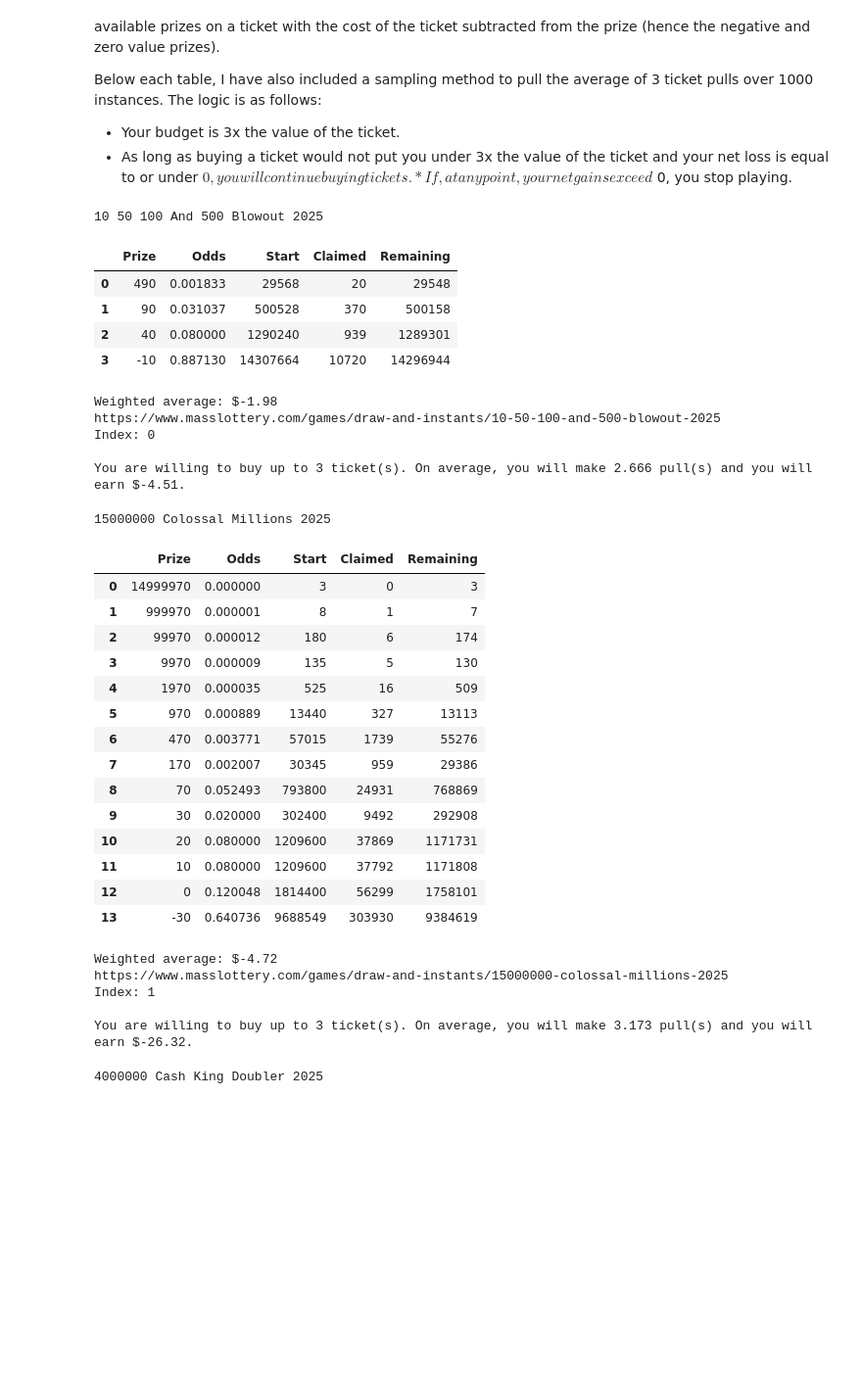
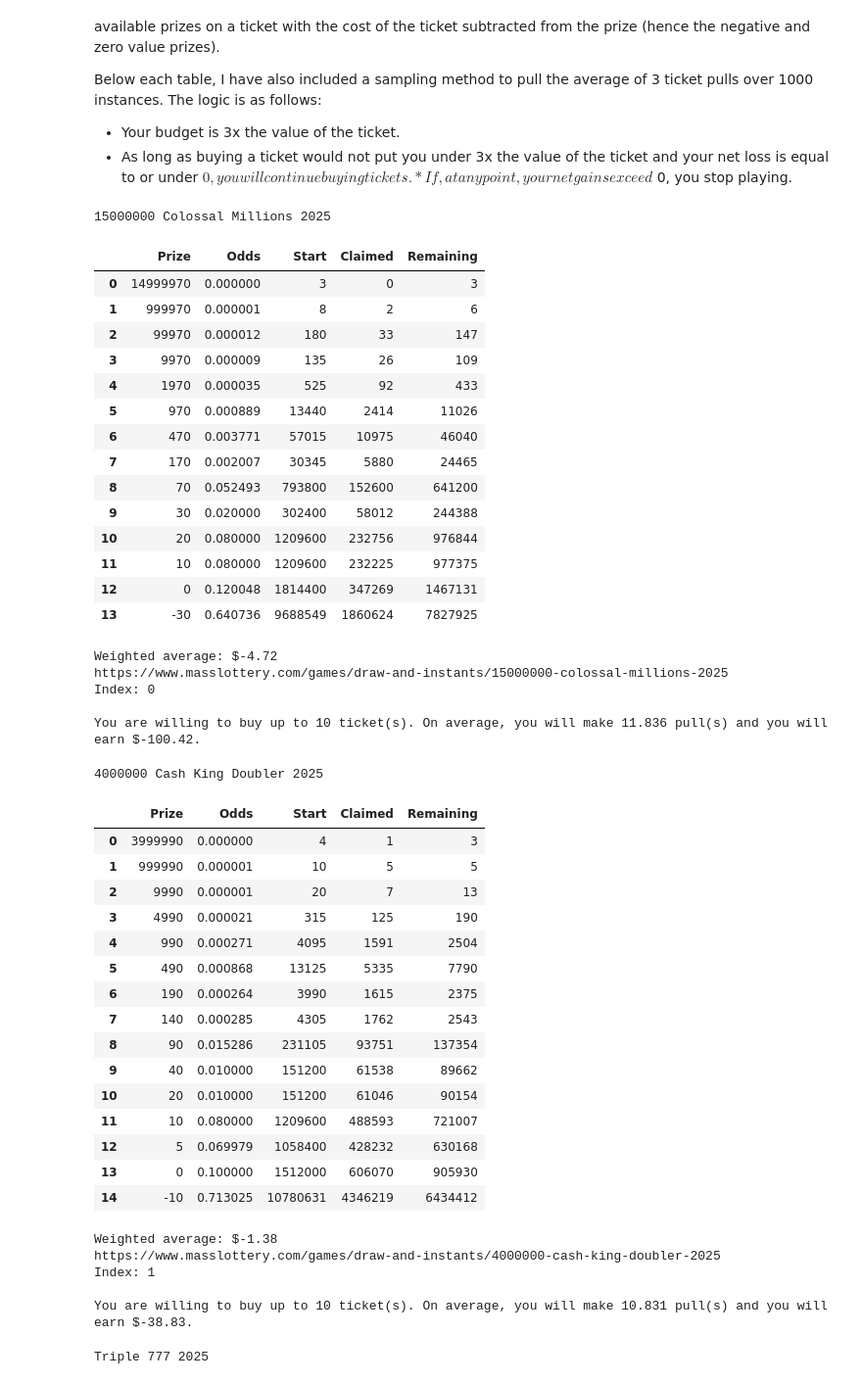
Before and after one commit to vyndyctyv/ma-lottery-odds, a Jupyter notebook: main.ipynb, the cells around one changed output. Shown at 98% size. Drawn from its saved outputs; the diff is of its cells as text; code cells hidden in the pictures; blank space fills up the shorter version.

```diff
--- a/main.ipynb
+++ b/main.ipynb
@@ -31,52 +43,63 @@ Below each table, I have also included a sampling method to pull the average of
 # %%
 index = 0 #Index for readability only
 ticket_averages = []
 for ticket in all_tickets:
     if ticket: #Check if ticket is valid. Functionality is not provided for tickets containing "winnings for life", as I do not believe that there is a universal value that I can put on that value.
         df = ticket[0]
         df_styled=df.style.set_caption(ticket[1])
         display(df_styled)
         weighted_average = sum(df['Prize'] * df['Odds']) / sum(df['Odds']) #Ticket Prize * Ticket Odds / sum of all odds
         print(f'Weighted average: ${round(weighted_average,2)}\n{ticket[2]}\nIndex: {index}\n')
-        simulated_value = ticket_simulating.break_or_broke(ticket[0],3,1000) #3 tickets pulled using above logic in markdown; 1000 attempts
+        simulated_value = ticket_simulating.break_or_broke(ticket[0],10,1000) #3 tickets pulled using above logic in markdown; 1000 attempts
         ticket_averages.append([ticket[1],weighted_average,simulated_value])
         index+=1
 ticket_df = pd.DataFrame(ticket_averages, columns=['Name', 'Average', 'Simulated Value'])
 ticket_df.sort_values(by='Simulated Value',inplace=True)
 styled_ticket_df = ticket_df.style.set_caption('All Ticket Averages')
 display(styled_ticket_df)
 # %% [output]
-10 50 100 And 500 Blowout 2025
+15000000 Colossal Millions 2025
 |  | Prize | Odds | Start | Claimed | Remaining |
-| 0 | 490 | 0.001833 | 29568 | 20 | 29548 |
-| 1 | 90 | 0.031037 | 500528 | 370 | 500158 |
-| 2 | 40 | 0.080000 | 1290240 | 939 | 1289301 |
-| 3 | -10 | 0.887130 | 14307664 | 10720 | 14296944 |
+| 0 | 14999970 | 0.000000 | 3 | 0 | 3 |
+| 1 | 999970 | 0.000001 | 8 | 2 | 6 |
+| 2 | 99970 | 0.000012 | 180 | 33 | 147 |
+| 3 | 9970 | 0.000009 | 135 | 26 | 109 |
+| 4 | 1970 | 0.000035 | 525 | 92 | 433 |
+| 5 | 970 | 0.000889 | 13440 | 2414 | 11026 |
+| 6 | 470 | 0.003771 | 57015 | 10975 | 46040 |
+| 7 | 170 | 0.002007 | 30345 | 5880 | 24465 |
+| 8 | 70 | 0.052493 | 793800 | 152600 | 641200 |
+| 9 | 30 | 0.020000 | 302400 | 58012 | 244388 |
+| 10 | 20 | 0.080000 | 1209600 | 232756 | 976844 |
+| 11 | 10 | 0.080000 | 1209600 | 232225 | 977375 |
+| 12 | 0 | 0.120048 | 1814400 | 347269 | 1467131 |
+| 13 | -30 | 0.640736 | 9688549 | 1860624 | 7827925 |
-Weighted average: $-1.98
-https://www.masslottery.com/games/draw-and-instants/10-50-100-and-500-blowout-2025
+Weighted average: $-4.72
+https://www.masslottery.com/games/draw-and-instants/15000000-colossal-millions-2025
 Index: 0
 
-You are willing to buy up to 3 ticket(s). On average, you will make 2.666 pull(s) and you will earn $-4.51.
+You are willing to buy up to 10 ticket(s). On average, you will make 11.836 pull(s) and you will earn $-100.42.
-15000000 Colossal Millions 2025
+4000000 Cash King Doubler 2025
 |  | Prize | Odds | Start | Claimed | Remaining |
-| 0 | 14999970 | 0.000000 | 3 | 0 | 3 |
-| 1 | 999970 | 0.000001 | 8 | 1 | 7 |
-| 2 | 99970 | 0.000012 | 180 | 6 | 174 |
-| 3 | 9970 | 0.000009 | 135 | 5 | 130 |
-| 4 | 1970 | 0.000035 | 525 | 16 | 509 |
-| 5 | 970 | 0.000889 | 13440 | 327 | 13113 |
-| 6 | 470 | 0.003771 | 57015 | 1739 | 55276 |
-| 7 | 170 | 0.002007 | 30345 | 959 | 29386 |
-| 8 | 70 | 0.052493 | 793800 | 24931 | 768869 |
-| 9 | 30 | 0.020000 | 302400 | 9492 | 292908 |
-| 10 | 20 | 0.080000 | 1209600 | 37869 | 1171731 |
-| 11 | 10 | 0.080000 | 1209600 | 37792 | 1171808 |
-| 12 | 0 | 0.120048 | 1814400 | 56299 | 1758101 |
-| 13 | -30 | 0.640736 | 9688549 | 303930 | 9384619 |
+| 0 | 3999990 | 0.000000 | 4 | 1 | 3 |
+| 1 | 999990 | 0.000001 | 10 | 5 | 5 |
+| 2 | 9990 | 0.000001 | 20 | 7 | 13 |
+| 3 | 4990 | 0.000021 | 315 | 125 | 190 |
+| 4 | 990 | 0.000271 | 4095 | 1591 | 2504 |
+| 5 | 490 | 0.000868 | 13125 | 5335 | 7790 |
+| 6 | 190 | 0.000264 | 3990 | 1615 | 2375 |
+| 7 | 140 | 0.000285 | 4305 | 1762 | 2543 |
+| 8 | 90 | 0.015286 | 231105 | 93751 | 137354 |
+| 9 | 40 | 0.010000 | 151200 | 61538 | 89662 |
+| 10 | 20 | 0.010000 | 151200 | 61046 | 90154 |
+| 11 | 10 | 0.080000 | 1209600 | 488593 | 721007 |
+| 12 | 5 | 0.069979 | 1058400 | 428232 | 630168 |
+| 13 | 0 | 0.100000 | 1512000 | 606070 | 905930 |
+| 14 | -10 | 0.713025 | 10780631 | 4346219 | 6434412 |
-Weighted average: $-4.72
-https://www.masslottery.com/games/draw-and-instants/15000000-colossal-millions-2025
+Weighted average: $-1.38
+https://www.masslottery.com/games/draw-and-instants/4000000-cash-king-doubler-2025
 Index: 1
 
-You are willing to buy up to 3 ticket(s). On average, you will make 3.173 pull(s) and you will earn $-26.32.
+You are willing to buy up to 10 ticket(s). On average, you will make 10.831 pull(s) and you will earn $-38.83.
-4000000 Cash King Doubler 2025
+Triple 777 2025
 |  | Prize | Odds | Start | Claimed | Remaining |
```
Also changed, not shown: parts of 2 cells of this notebook, 3 other files.
